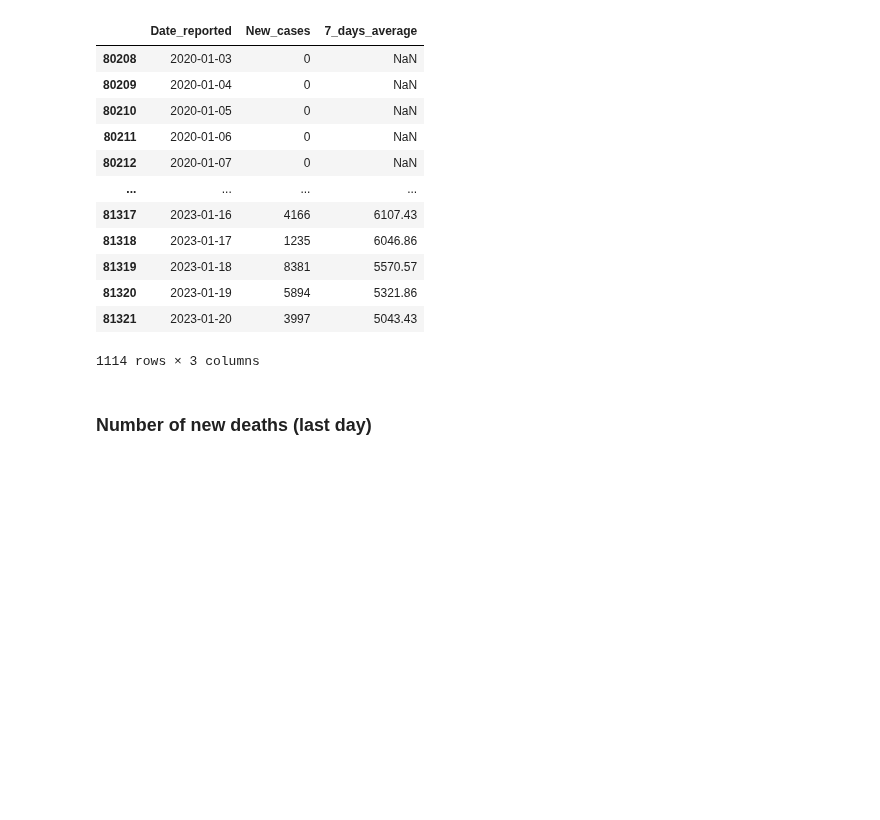
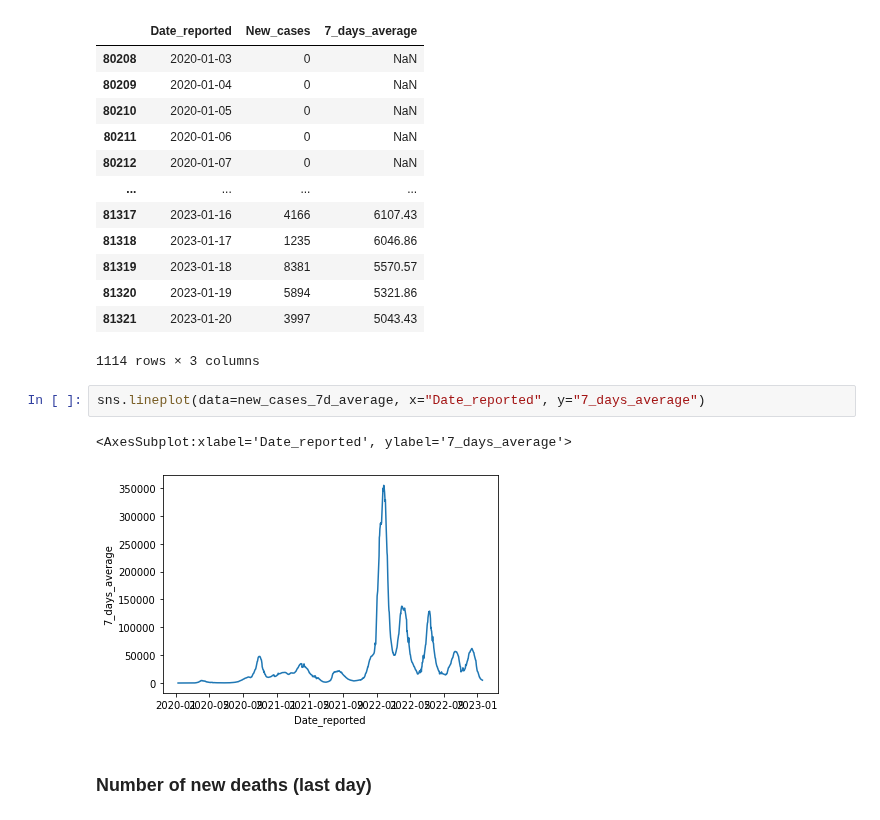
Before and after one commit to AmElmo/Covid_tracking_dashboard, a Jupyter notebook: data_collection.ipynb, the cells around one changed output. Saved outputs shown, nothing was run; the diff lists cells and outputs as text; blank space fills up the shorter version.

```diff
--- a/data_collection.ipynb
+++ b/data_collection.ipynb
@@ -90,6 +90,11 @@ new_cases_7d_average
 | 81320 | 2023-01-19 | 5894 | 5321.86 |
 | 81321 | 2023-01-20 | 3997 | 5043.43 |
 1114 rows × 3 columns
+# %%
+sns.lineplot(data=new_cases_7d_average, x="Date_reported", y="7_days_average")
+# %% [output]
+<AxesSubplot:xlabel='Date_reported', ylabel='7_days_average'>
+[figure, added]
 # %% [markdown]
 ### Number of new deaths (last day)
 # %%
```
Also changed, not shown: parts of 3 cells of this notebook.
